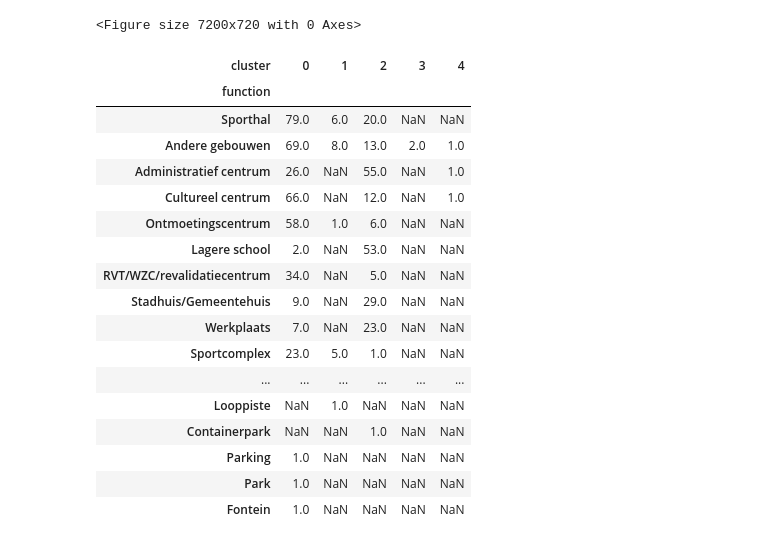
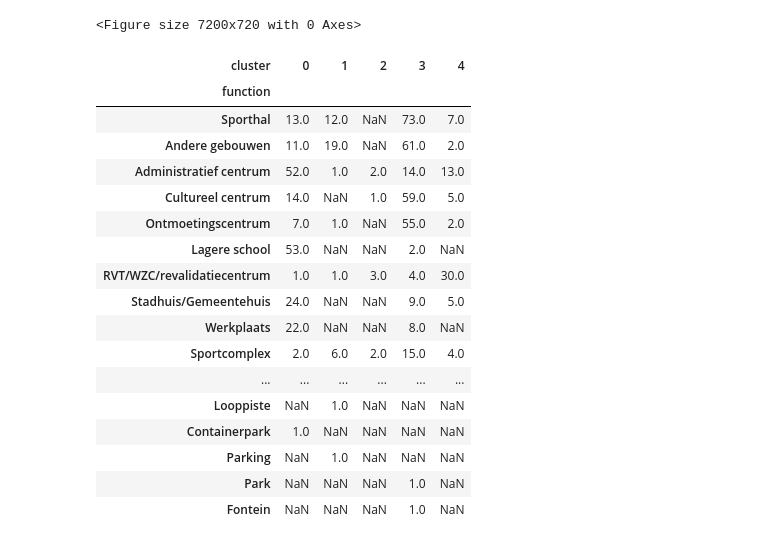
Before and after one commit to EVERGi/SLP_generator, a Jupyter notebook: notebooks/social_clustering.ipynb, the cells around one changed output. Drawn from its saved outputs; the diff is of its cells as text; code cells hidden in the pictures.

```diff
--- a/notebooks/social_clustering.ipynb
+++ b/notebooks/social_clustering.ipynb
@@ -41,7 +39,7 @@ features['evening'] = features.iloc[:,np.r_[:4,16:24]].sum(axis=1)
 features['weekday'] = features.iloc[:,24:29].sum(axis=1)
 features['weekend'] = features.iloc[:,29:31].sum(axis=1)
 # scale yearly column to 0-1 with minmax scaler
-ds = features[['yearly', 'weekend',  'evening', 'function']].copy()
+ds = features[['yearly', 'weekend',  'evening']].copy()
 ds['yearly'] = MinMaxScaler().fit_transform(ds['yearly'].values.reshape(-1,1))
 ds
 # %% [output]
@@ -61,10 +59,11 @@ ds
 # %%
-clust_num = 5
+clust_num = 10
 # K-mean clustering on the features dataset
 kmeans = KMeans(n_clusters=clust_num, random_state=2).fit(ds)
 # kmeans save model
 pickle.dump(kmeans, open(model_dir+"kmeans{}.pkl".format(clust_num), "wb"))
 clusters = kmeans.labels_
+features['cluster'] = clusters
 # %%
 Sum_of_squared_distances = []
 K = range(3, 20)
@@ -156,27 +118,27 @@ fig.show()
 <Figure size 7200x720 with 0 Axes>
 # %%
 # Show  value counts in the function column for each cluster
-counts = scat.groupby('cluster').function.value_counts().sort_values(ascending=False).unstack().T
+counts = features.groupby('cluster').function.value_counts().sort_values(ascending=False).unstack().T
 counts.loc[counts.sum(axis=1).sort_values(ascending=False).index]
 # %% [output]
 | cluster | 0 | 1 | 2 | 3 | 4 |
 | function |  |  |  |  |  |
-| Sporthal | 79.0 | 6.0 | 20.0 | NaN | NaN |
-| Andere gebouwen | 69.0 | 8.0 | 13.0 | 2.0 | 1.0 |
-| Administratief centrum | 26.0 | NaN | 55.0 | NaN | 1.0 |
-| Cultureel centrum | 66.0 | NaN | 12.0 | NaN | 1.0 |
-| Ontmoetingscentrum | 58.0 | 1.0 | 6.0 | NaN | NaN |
-| Lagere school | 2.0 | NaN | 53.0 | NaN | NaN |
-| RVT/WZC/revalidatiecentrum | 34.0 | NaN | 5.0 | NaN | NaN |
-| Stadhuis/Gemeentehuis | 9.0 | NaN | 29.0 | NaN | NaN |
-| Werkplaats | 7.0 | NaN | 23.0 | NaN | NaN |
-| Sportcomplex | 23.0 | 5.0 | 1.0 | NaN | NaN |
+| Sporthal | 13.0 | 12.0 | NaN | 73.0 | 7.0 |
+| Andere gebouwen | 11.0 | 19.0 | NaN | 61.0 | 2.0 |
+| Administratief centrum | 52.0 | 1.0 | 2.0 | 14.0 | 13.0 |
+| Cultureel centrum | 14.0 | NaN | 1.0 | 59.0 | 5.0 |
+| Ontmoetingscentrum | 7.0 | 1.0 | NaN | 55.0 | 2.0 |
+| Lagere school | 53.0 | NaN | NaN | 2.0 | NaN |
+| RVT/WZC/revalidatiecentrum | 1.0 | 1.0 | 3.0 | 4.0 | 30.0 |
+| Stadhuis/Gemeentehuis | 24.0 | NaN | NaN | 9.0 | 5.0 |
+| Werkplaats | 22.0 | NaN | NaN | 8.0 | NaN |
+| Sportcomplex | 2.0 | 6.0 | 2.0 | 15.0 | 4.0 |
 | ... | ... | ... | ... | ... | ... |
 | Looppiste | NaN | 1.0 | NaN | NaN | NaN |
-| Containerpark | NaN | NaN | 1.0 | NaN | NaN |
-| Parking | 1.0 | NaN | NaN | NaN | NaN |
-| Park | 1.0 | NaN | NaN | NaN | NaN |
-| Fontein | 1.0 | NaN | NaN | NaN | NaN |
+| Containerpark | 1.0 | NaN | NaN | NaN | NaN |
+| Parking | NaN | 1.0 | NaN | NaN | NaN |
+| Park | NaN | NaN | NaN | 1.0 | NaN |
+| Fontein | NaN | NaN | NaN | 1.0 | NaN |
 # %%
 day_p = pd.DataFrame()
 # Create stanard profiles for each cluster
```
Also changed, not shown: parts of 12 cells of this notebook.
